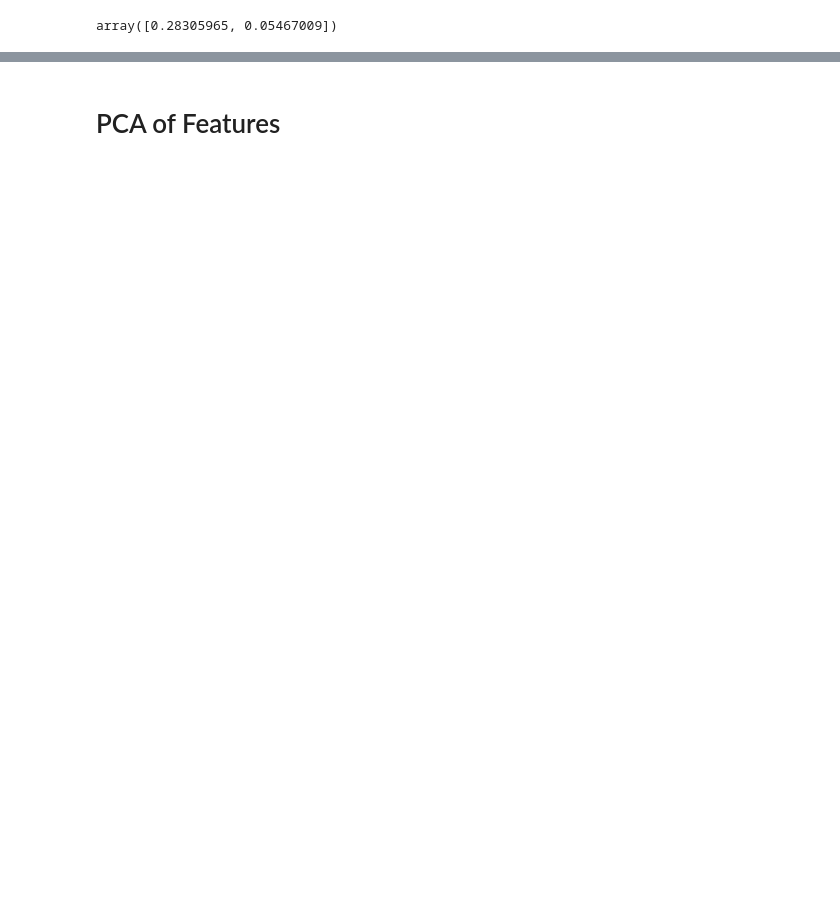
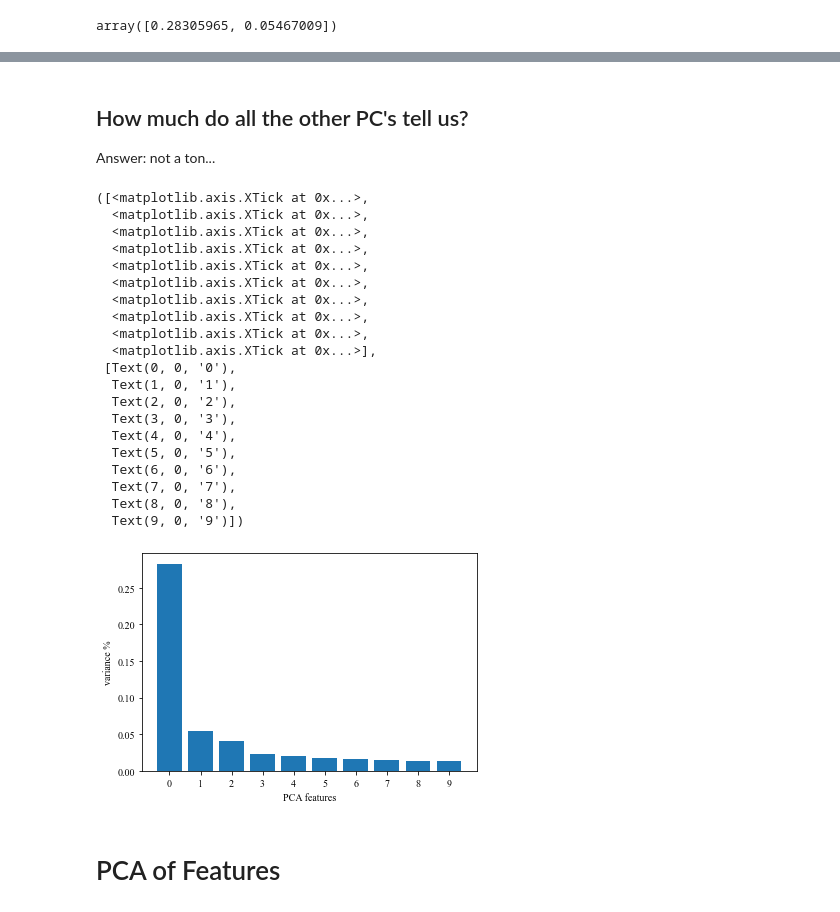
Before and after one commit to Watts-Lab/team-process-map, a Jupyter notebook: feature_engine/model/plot_model_pca.ipynb, the cells around one changed output, grey strips where cells are left out. Saved outputs shown, nothing was run; the diff lists cells and outputs as text; code cells hidden in the pictures; blank space fills up the shorter version.

Commit message:
further pca explorations + add user and task features to CSOP 1

```diff
--- a/feature_engine/model/plot_model_pca.ipynb
+++ b/feature_engine/model/plot_model_pca.ipynb
@@ -138,2 +142,36 @@ Top 5 Features for PC1:
+# %% [markdown]
+## How much do all the other PC's tell us?
+Answer: not a ton...
+# %%
+full_pca = get_pca_of_dataframes([juries_data, csop_blended_data, dat_data, estimation_blended_data], n_components = 10)
+# %%
+var = full_pca.explained_variance_ratio_
+plt.bar(list(range(var.shape[0])),var)
+feature = range(full_pca.n_components_)
+plt.xlabel('PCA features')
+plt.ylabel('variance %')
+plt.xticks(feature)
+# %% [output]
+([<matplotlib.axis.XTick at 0x...>,
+  <matplotlib.axis.XTick at 0x...>,
+  <matplotlib.axis.XTick at 0x...>,
+  <matplotlib.axis.XTick at 0x...>,
+  <matplotlib.axis.XTick at 0x...>,
+  <matplotlib.axis.XTick at 0x...>,
+  <matplotlib.axis.XTick at 0x...>,
+  <matplotlib.axis.XTick at 0x...>,
+  <matplotlib.axis.XTick at 0x...>,
+  <matplotlib.axis.XTick at 0x...>],
+ [Text(0, 0, '0'),
+  Text(1, 0, '1'),
+  Text(2, 0, '2'),
+  Text(3, 0, '3'),
+  Text(4, 0, '4'),
+  Text(5, 0, '5'),
+  Text(6, 0, '6'),
+  Text(7, 0, '7'),
+  Text(8, 0, '8'),
+  Text(9, 0, '9')])
+[figure, added]
 # %% [markdown]
 # PCA of Features
```
Also changed, not shown: parts of 18 cells of this notebook, 6 other files.
